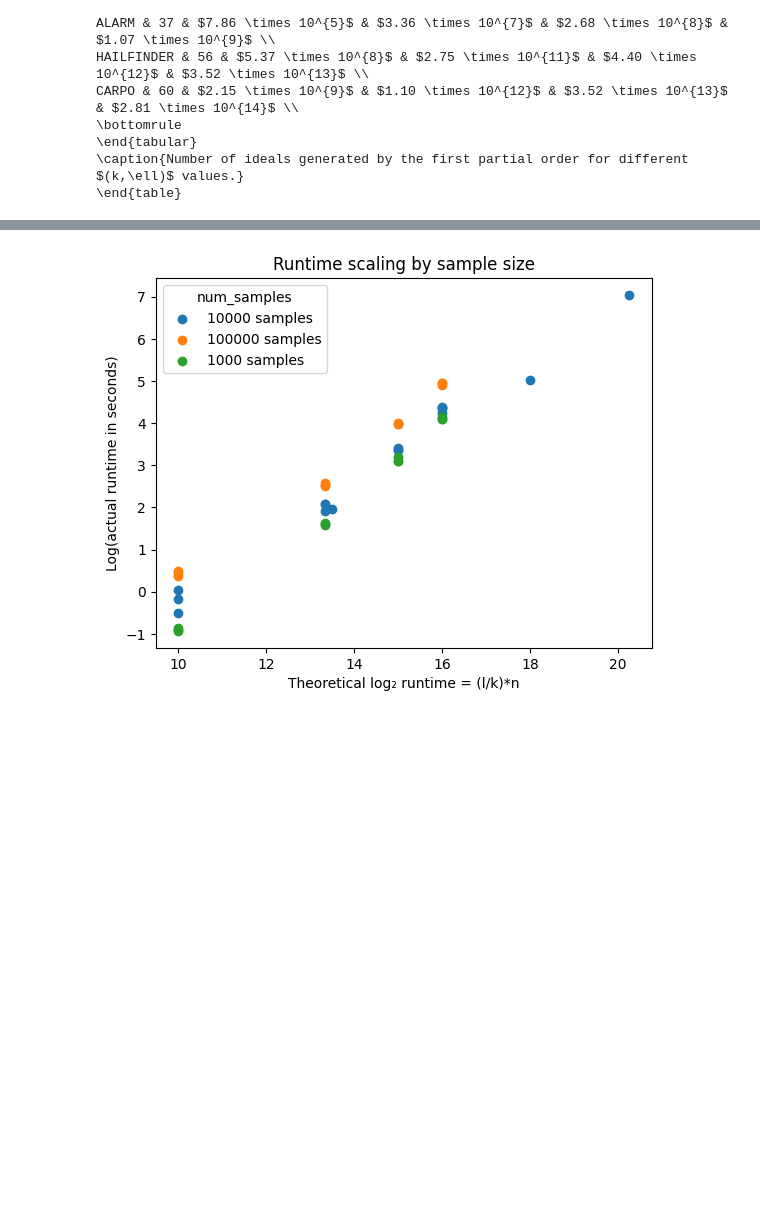
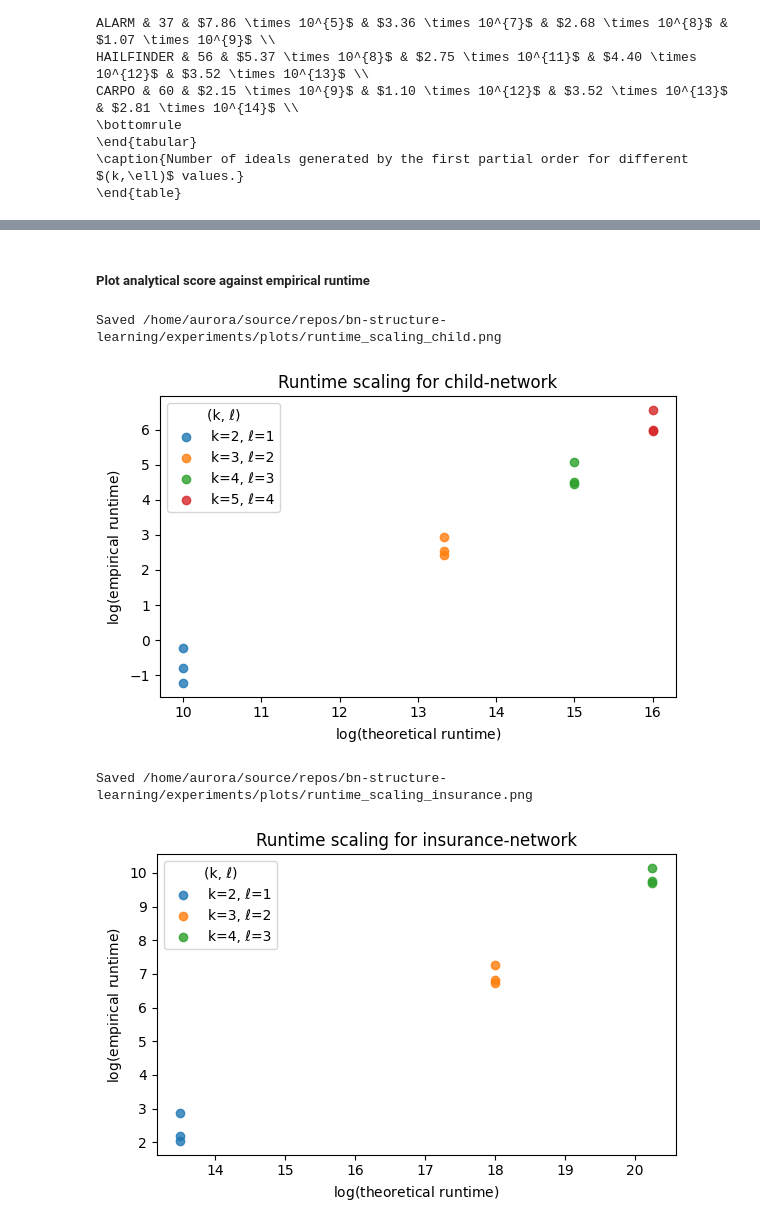
Before and after one commit to auroraingebrigtsen/bn-structure-learning, a Jupyter notebook: experiments/notebooks/results_medium_large.ipynb, the cells around one changed output, grey strips where cells are left out. Saved outputs shown, nothing was run; the diff lists cells and outputs as text; code cells hidden in the pictures; blank space fills up the shorter version.

Commit message:
large networksmore results

```diff
--- a/experiments/notebooks/results_medium_large.ipynb
+++ b/experiments/notebooks/results_medium_large.ipynb
@@ -157,5 +147,3 @@ CARPO & 60 & $2.15 \times 10^{9}$ & $1.10 \times 10^{12}$ & $3.52 \times 10^{13}
 \end{tabular}
 \caption{Number of ideals generated by the first partial order for different $(k,\ell)$ values.}
 \end{table}
-# %%
-df["theory_runtime"] = 2 ** ((df["l"] / df["k"]) * df["num_vars"])
@@ -171,23 +150,43 @@ df.head()
+# %% [markdown]
+##### Plot analytical score against empirical runtime
 # %%
-import matplotlib.pyplot as plt
+df_avg = (
+    df.groupby(["network", "num_samples", "k", "l", "num_vars"])
+      .agg(runtime=("runtime", "mean"))
+      .reset_index()
+)
 
-df["theory_log"] = (df["l"] / df["k"]) * df["num_vars"]
-df["actual_log"] = np.log(df["runtime"])
+df_avg["theory_log"] = (df_avg["l"] / df_avg["k"]) * df_avg["num_vars"] # log_2(2**(l/k * n)) = (l/k)*n
+df_avg["actual_log"] = np.log2(df_avg["runtime"])
 
-unique_samples = df["num_samples"].unique()
+networks = df_avg["network"].unique()
 
-for s in unique_samples:
-    subset = df[df["num_samples"] == s]
-    plt.scatter(
-        subset["theory_log"],
-        subset["actual_log"],
-        label=f"{s} samples"
-    )
+for net in networks:
+    subset = df_avg[df_avg["network"] == net]
 
-plt.xlabel("Theoretical log₂ runtime = (l/k)*n")
-plt.ylabel("Log(actual runtime in seconds)")
-plt.legend(title="num_samples")
-plt.title("Runtime scaling by sample size")
-plt.show()
+    plt.figure(figsize=(6, 4))
+
+    # one scatter series per (k, l)
+    for (k, l), sub2 in subset.groupby(["k", "l"]):
+        plt.scatter(
+            sub2["theory_log"],
+            sub2["actual_log"],
+            label=f"k={k}, ℓ={l}",
+            alpha=0.8,
+        )
+
+    plt.title(f"Runtime scaling for {net}-network")
+    plt.xlabel(r"$\log(\text{theoretical runtime})$")
+    plt.ylabel(r"$\log(\text{empirical runtime})$")
+    plt.legend(title="(k, ℓ)")
+    plt.tight_layout()
+
+    outfile = root / f"experiments/plots/runtime_scaling_{net}.png"
+    plt.savefig(outfile, dpi=300)
+    print(f"Saved {outfile}")
+    plt.show()
 # %% [output]
+Saved /home/aurora/source/repos/bn-structure-learning/experiments/plots/runtime_scaling_child.png
-[figure, old version]
+[figure, new version]
+Saved /home/aurora/source/repos/bn-structure-learning/experiments/plots/runtime_scaling_insurance.png
+[figure, added]
```
Also changed, not shown: parts of 10 cells of this notebook, 7 other files.
